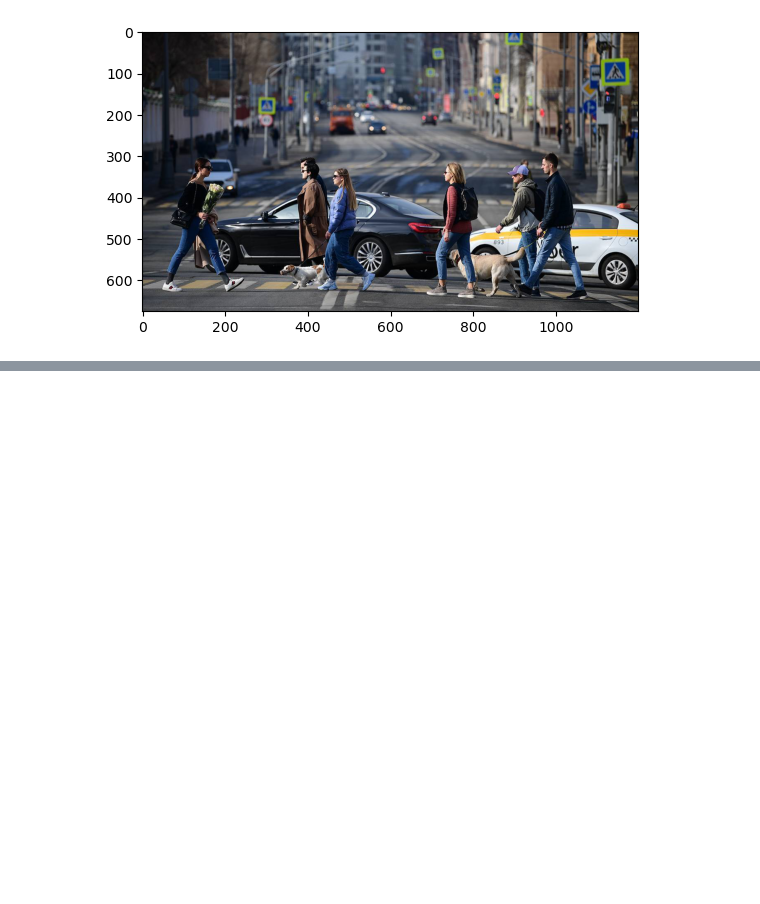
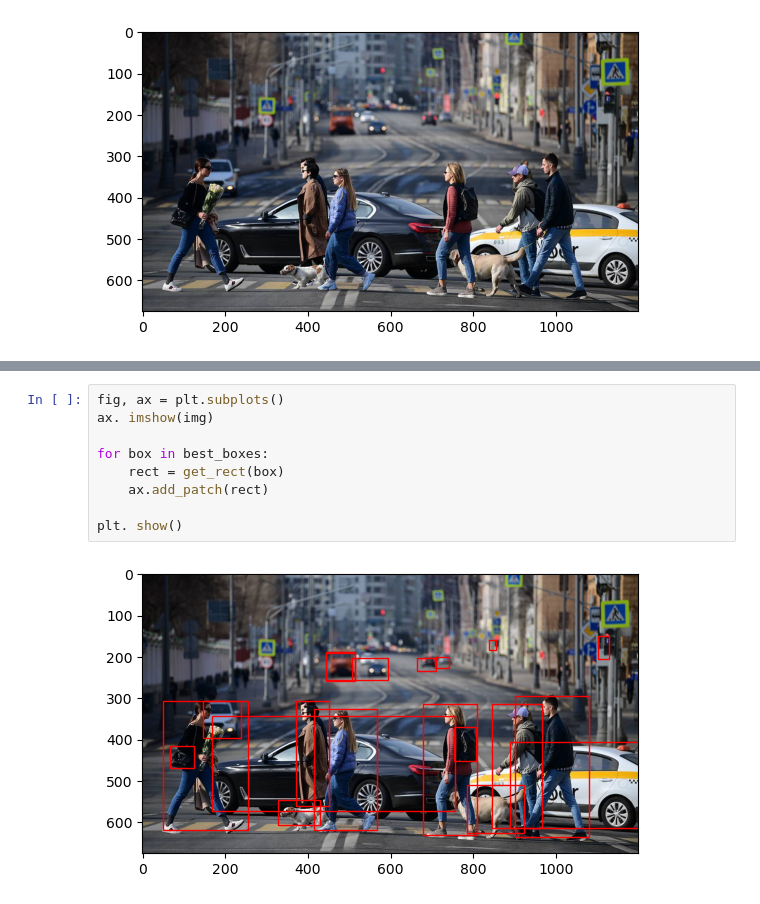
Before and after one commit to Filichkin/objectdetection, a Jupyter notebook: main.ipynb, the cells around one changed output, grey strips where cells are left out. Saved outputs shown, nothing was run; the diff lists cells and outputs as text; blank space fills up the shorter version.

```diff
--- a/main.ipynb
+++ b/main.ipynb
@@ -15,0 +74,11 @@ plt.show()
+# %%
+fig, ax = plt.subplots()
+ax. imshow(img)
+
+for box in best_boxes:
+    rect = get_rect(box)
+    ax.add_patch(rect)
+
+plt. show()
+# %% [output]
+[figure, added]
```
Also changed, not shown: parts of 7 cells of this notebook, 1 other file.
